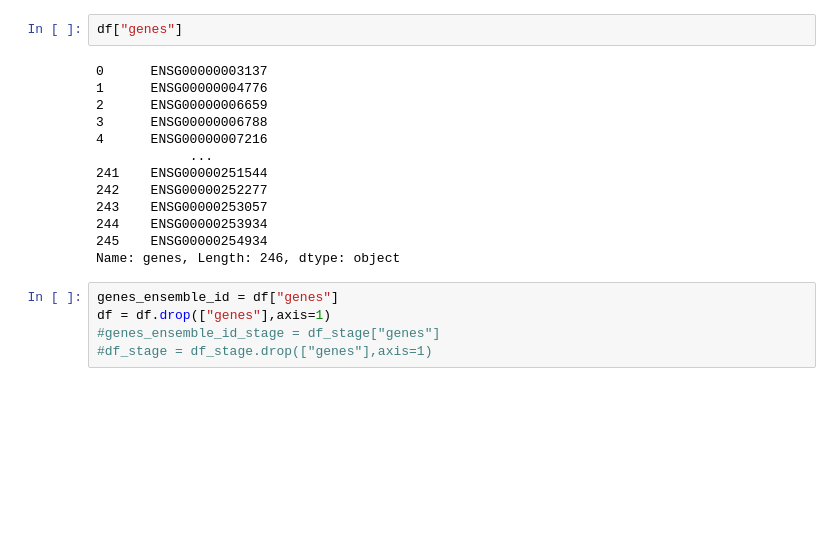
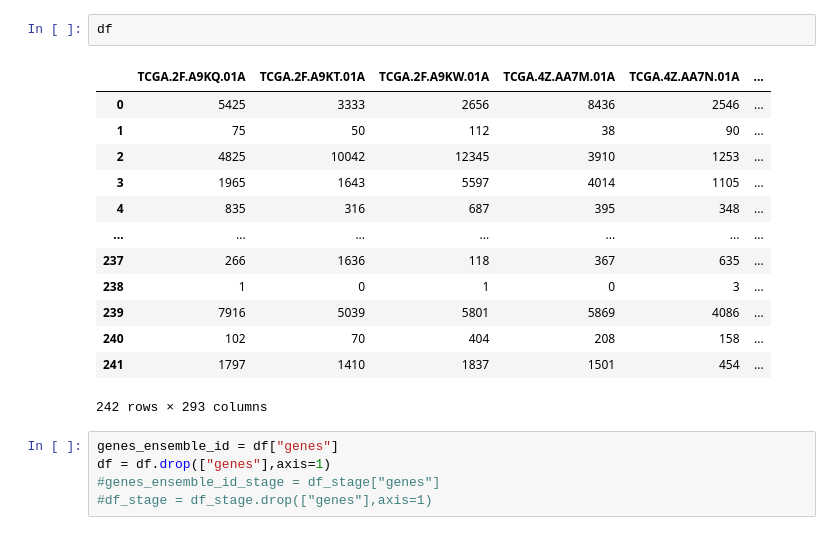
Before and after one commit to giacuong171/MultiOmic_Datascience, a Jupyter notebook: code/ml_model.ipynb, the cells around one changed output. Saved outputs shown, nothing was run; the diff lists cells and outputs as text; blank space fills up the shorter version.

```diff
--- a/code/ml_model.ipynb
+++ b/code/ml_model.ipynb
@@ -45,19 +48,20 @@ OS
 Name: count, dtype: int64
 # %%
-df["genes"]
+df
 # %% [output]
+|  | TCGA.2F.A9KQ.01A | TCGA.2F.A9KT.01A | TCGA.2F.A9KW.01A | TCGA.4Z.AA7M.01A | TCGA.4Z.AA7N.01A | ... |
+| 0 | 5425 | 3333 | 2656 | 8436 | 2546 | ... |
+| 1 | 75 | 50 | 112 | 38 | 90 | ... |
+| 2 | 4825 | 10042 | 12345 | 3910 | 1253 | ... |
+| 3 | 1965 | 1643 | 5597 | 4014 | 1105 | ... |
+| 4 | 835 | 316 | 687 | 395 | 348 | ... |
+| ... | ... | ... | ... | ... | ... | ... |
+| 237 | 266 | 1636 | 118 | 367 | 635 | ... |
+| 238 | 1 | 0 | 1 | 0 | 3 | ... |
+| 239 | 7916 | 5039 | 5801 | 5869 | 4086 | ... |
+| 240 | 102 | 70 | 404 | 208 | 158 | ... |
+| 241 | 1797 | 1410 | 1837 | 1501 | 454 | ... |
-0      ENSG00000003137
-1      ENSG00000004776
-2      ENSG00000006659
-3      ENSG00000006788
-4      ENSG00000007216
-            ...
-241    ENSG00000251544
-242    ENSG00000252277
-243    ENSG00000253057
-244    ENSG00000253934
-245    ENSG00000254934
-Name: genes, Length: 246, dtype: object
+242 rows × 293 columns
 # %%
 genes_ensemble_id = df["genes"]
 df = df.drop(["genes"],axis=1)
```
Also changed, not shown: parts of 16 cells of this notebook, 2 other files.
